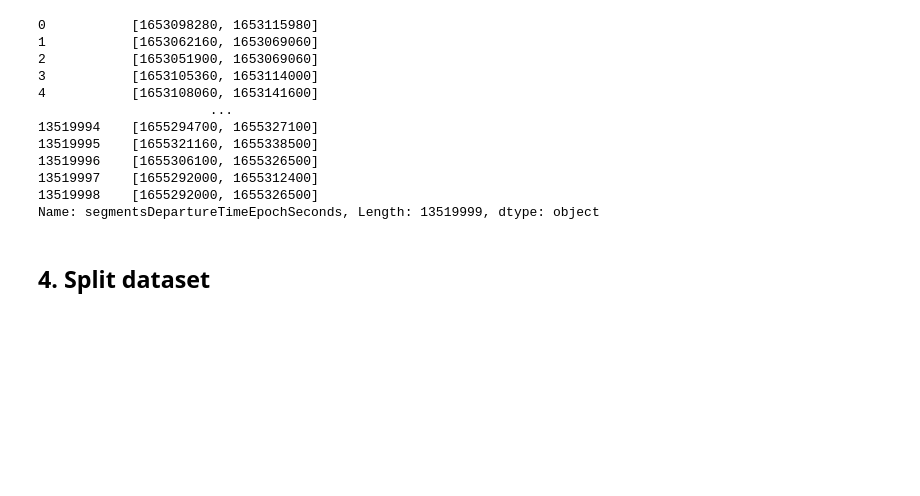
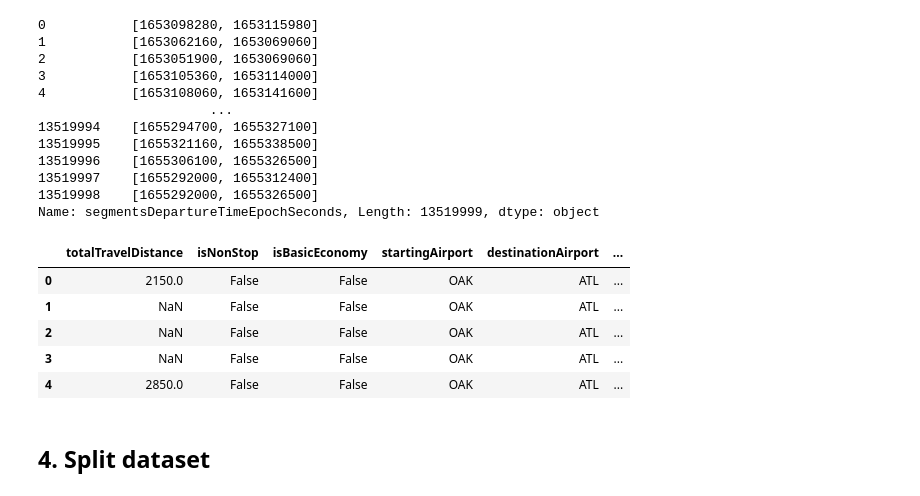
Before and after one commit to wongwara/flight-streamlit-at3, a Jupyter notebook: flight-prediction/notebooks/TP_notebooks/clean.ipynb, the cells around one changed output. Cells and saved outputs as stored; diff of their text form; code cells hidden in the pictures; blank space fills up the shorter version.

```diff
--- a/flight-prediction/notebooks/TP_notebooks/clean.ipynb
+++ b/flight-prediction/notebooks/TP_notebooks/clean.ipynb
@@ -258,9 +255,9 @@ df_cleaned['segmentsDepartureAirportCode'] = df_cleaned['segmentsDepartureAirpor
 df_cleaned['segmentsAirlineName'] = df_cleaned['segmentsAirlineName'].apply(lambda x: pd.factorize(x)[0])
 df_cleaned['segmentsAirlineCode'] = df_cleaned['segmentsAirlineCode'].apply(lambda x: pd.factorize(x)[0])
 # %%
-df_cleaned['segmentsEquipmentDescription'] = df_cleaned['segmentsEquipmentDescription'].apply(lambda x: pd.factorize(x)[0])
+df_cleaned['segmentsEquipmentDescription'] = df_cleaned['segmentsEquipmentDescription'].apply(lambda x: pd.factorize(x))
 # %%
-df_cleaned['segmentsCabinCode'] = df_cleaned['segmentsCabinCode'].apply(lambda x: pd.factorize(x)[0])
+df_cleaned['segmentsCabinCode'] = df_cleaned['segmentsCabinCode'].apply(lambda x: pd.factorize(x))
 # %%
 df_cleaned['AllAirport'] = df_cleaned['AllAirport'].apply(lambda x: pd.factorize(x)[0])
 # %%
@@ -295,6 +292,15 @@ df_cleaned = df_cleaned.drop(columns=['DepartTime'])
 # %%
 df_cleaned = df_cleaned[['totalTravelDistance', 'isNonStop', 'isBasicEconomy', 'startingAirport', 'destinationAirport', 'segmentsCabinCode','flightDate_day', 'flightDate_month', 'flightDate_year',
                          'DepartTime_hour', 'DepartTime_minute', 'DepartTime_second','totalFare']]
+# %%
+df_cleaned.head(5)
+# %% [output]
+|  | totalTravelDistance | isNonStop | isBasicEconomy | startingAirport | destinationAirport | ... |
+| 0 | 2150.0 | False | False | OAK | ATL | ... |
+| 1 | NaN | False | False | OAK | ATL | ... |
+| 2 | NaN | False | False | OAK | ATL | ... |
+| 3 | NaN | False | False | OAK | ATL | ... |
+| 4 | 2850.0 | False | False | OAK | ATL | ... |
 # %%
 #defined num_cols and cat_cols
 import numpy as np
```
Also changed, not shown: parts of 14 cells of this notebook, 1 other file.
